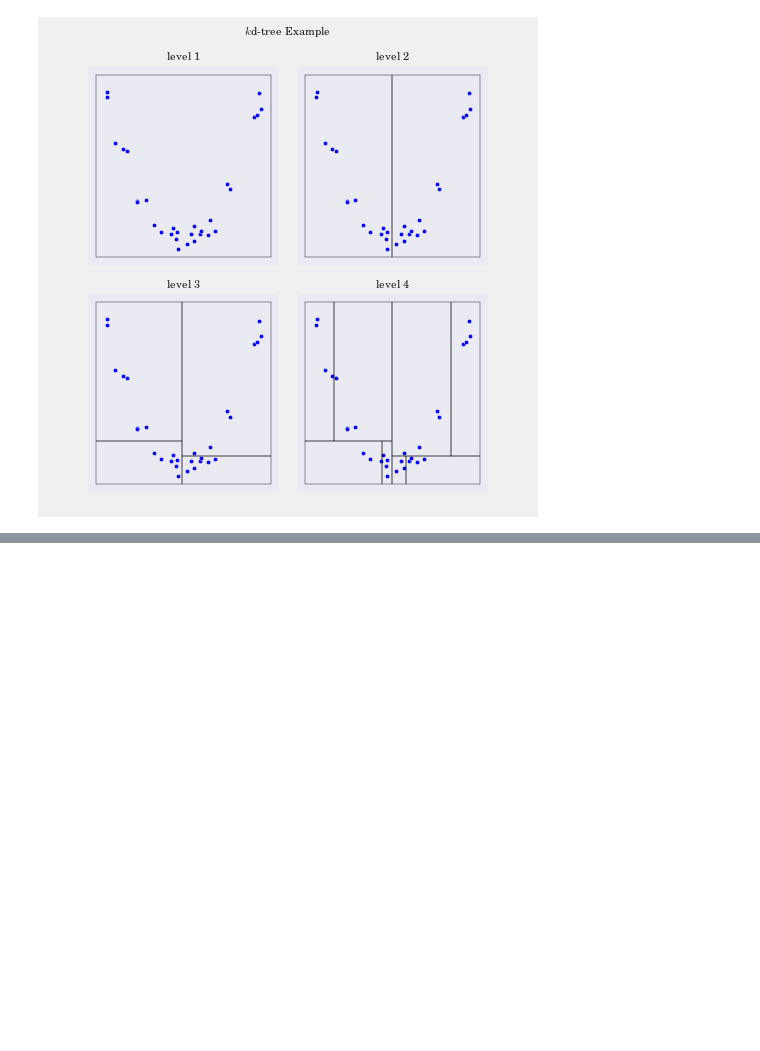
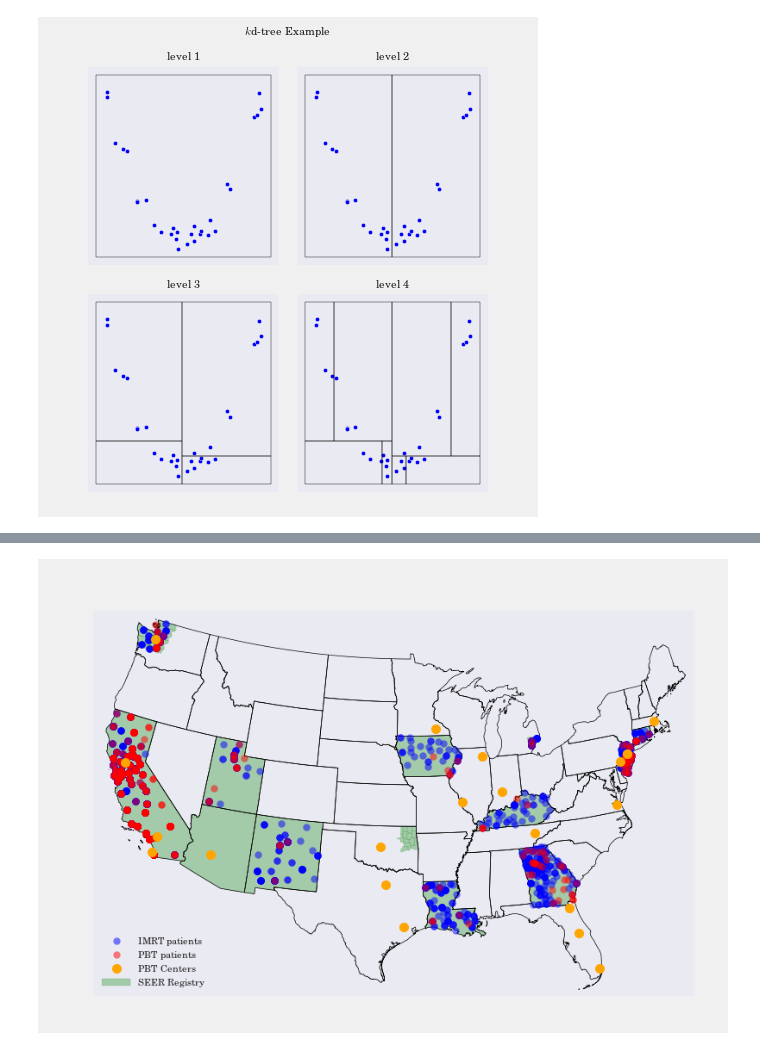
Before and after one commit to doolingdavid/IBATHREE, a Jupyter notebook: talk.ipynb, the cells around one changed output, grey strips where cells are left out. Cells and saved outputs as stored; diff of their text form; code cells hidden in the pictures; blank space fills up the shorter version.

```diff
--- a/talk.ipynb
+++ b/talk.ipynb
@@ -401,0 +713,4 @@ Image(filename="kd_tree_example.png",embed=True)
+# %%
+Image(filename="continental_map.png",embed=True)
+# %% [output]
+[figure, added]
```
Also changed, not shown: parts of 12 cells of this notebook.
